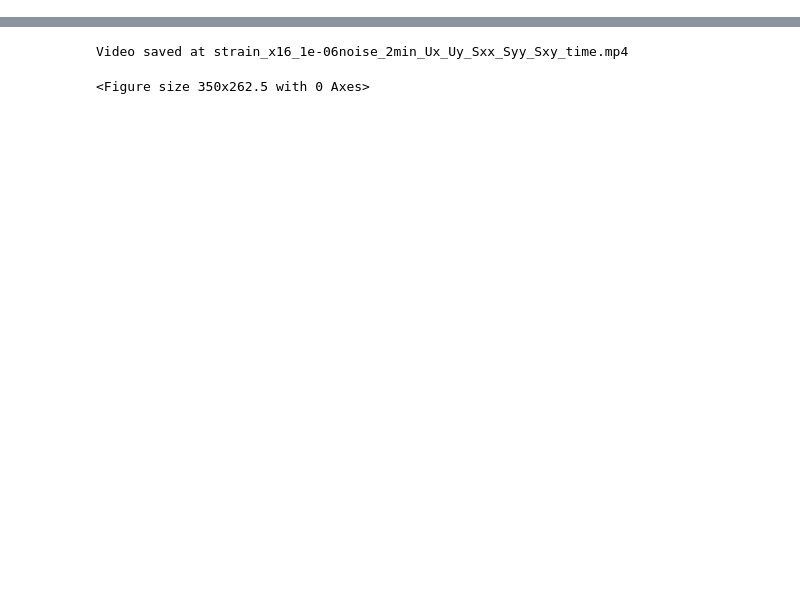
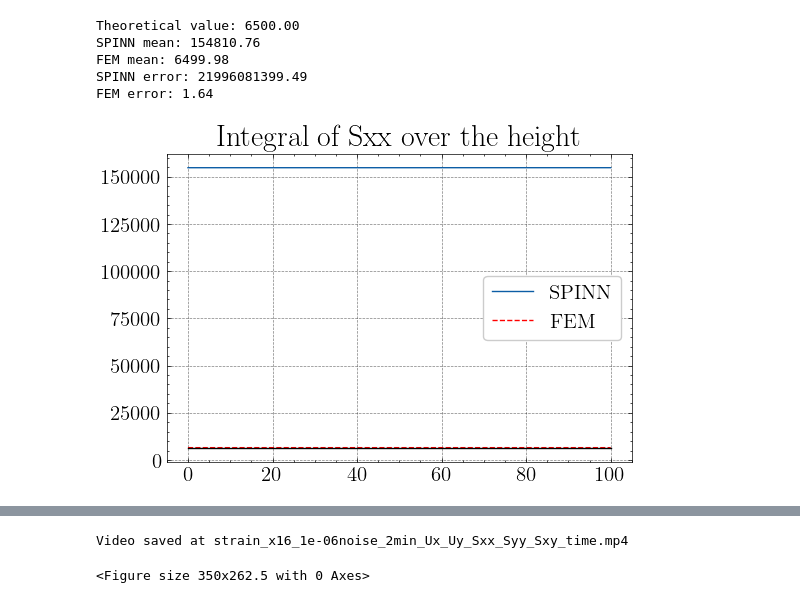
Before and after one commit to bonneted/PINN-MT2.0, a Jupyter notebook: 3_iosipescu/0_test/plot_one_run.ipynb, the cells around one changed output, grey strips where cells are left out. Drawn from its saved outputs; the diff is of its cells as text; code cells hidden in the pictures; blank space fills up the shorter version.

```diff
--- a/3_iosipescu/0_test/plot_one_run.ipynb
+++ b/3_iosipescu/0_test/plot_one_run.ipynb
@@ -226,6 +396,50 @@ Fig width: 27.0, set it to 9.00 < 6.34 (A4 with margins) in latex to have a prin
 # Save figure
 fig_name = f"{run}_"+ "_".join([field_names[fid] for fid in fields_plotted])
 fig.savefig(f'./{fig_name}.png', dpi=500, bbox_inches='tight')
+# %%
+m, b  = 0.3, 50
+L_max = 100
+coord_normalization = 0
+
+
+n_integral = 100
+x_integral = np.linspace(0, L_max, n_integral)
+y_integral = np.linspace(0, L_max, n_integral)
+X_integral, Y_integral = np.meshgrid(x_integral, y_integral, indexing='ij')
+# X_integral = X_integral.reshape(-1, 1)
+# Y_integral = Y_integral.reshape(-1, 1)
+# Xmesh = X_integral
+# Ymesh = Y_integral
+
+Sxx = fields[5]
+Sxx = np.array(Sxx[-1]).reshape(X_integral.shape)
+Sxx_exact = func(np.hstack((X_integral.reshape(-1, 1), Y_integral.reshape(-1, 1))))[:,5].reshape(X_integral.shape)
+Integral_x = np.trapezoid(Sxx, Y_integral, axis=1)
+Integral_x_exact = np.trapezoid(Sxx_exact, Y_integral, axis=1)
+
+fig = plt.figure(figsize=(6,4))
+plt.plot(Y_integral[0,:], Integral_x,label="SPINN")
+plt.plot(Y_integral[0,:], Integral_x_exact,linestyle="--", color="r", label="FEM")
+theo_val = (b+m*L_max/2)*L_max
+
+plt.plot([0, L_max], [theo_val, theo_val], color="k")
+plt.legend()
+plt.title("Integral of Sxx over the height")
+
+spinn_error = np.mean(np.square(theo_val - Integral_x))
+fem_error = np.mean(np.square(theo_val - Integral_x_exact))
+print(f"Theoretical value: {theo_val:.2f}")
+print(f"SPINN mean: {np.mean(Integral_x):.2f}")
+print(f"FEM mean: {np.mean(Integral_x_exact):.2f}")
+print(f"SPINN error: {spinn_error:.2f}")
+print(f"FEM error: {fem_error:.2f}")
+# %% [output]
+Theoretical value: 6500.00
+SPINN mean: 154810.76
+FEM mean: 6499.98
+SPINN error: 21996081399.49
+FEM error: 1.64
+[figure, added]
 # %%
 # Animation
 import matplotlib.animation as animation
```
Also changed, not shown: parts of 8 cells of this notebook, 7 other files.
